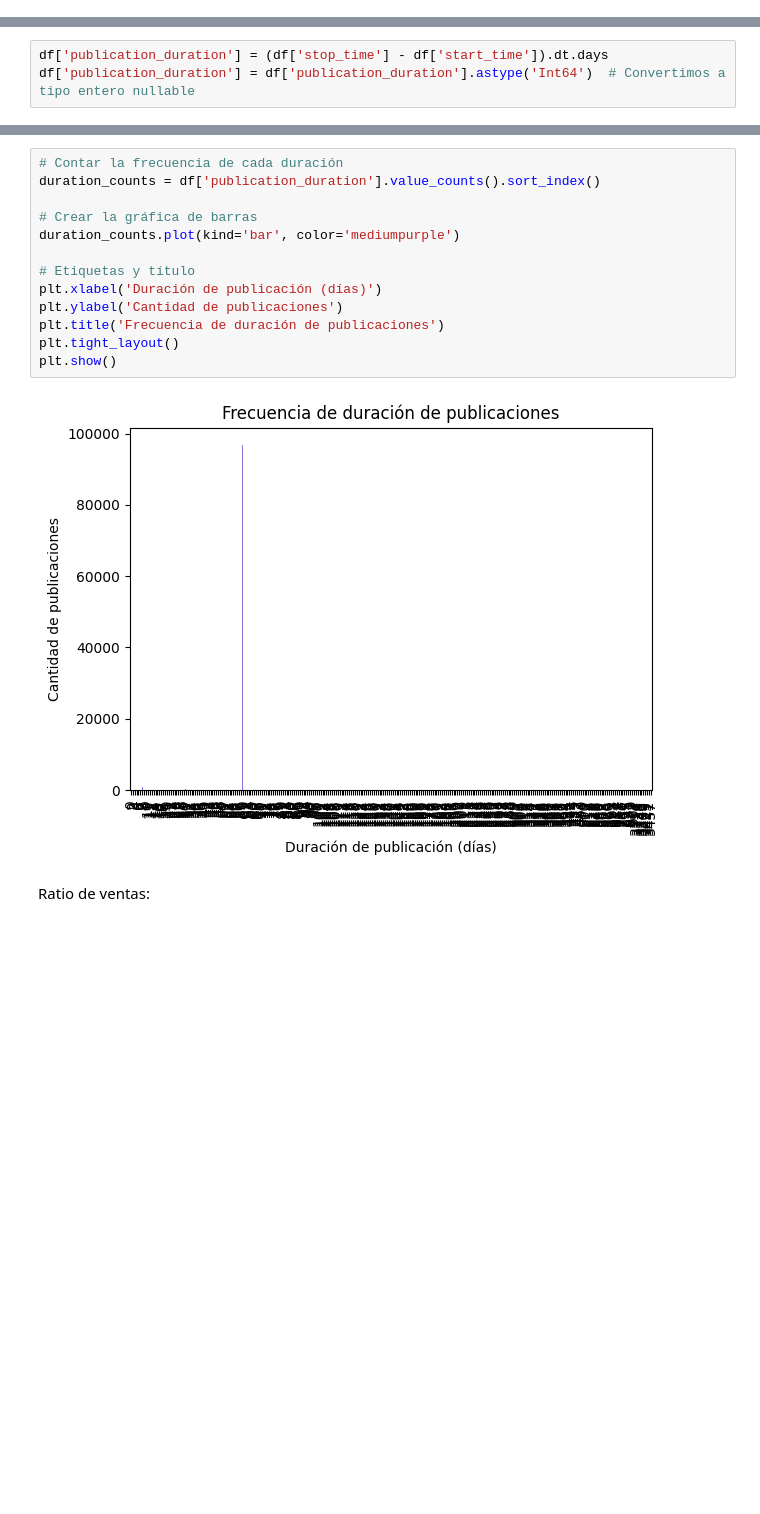
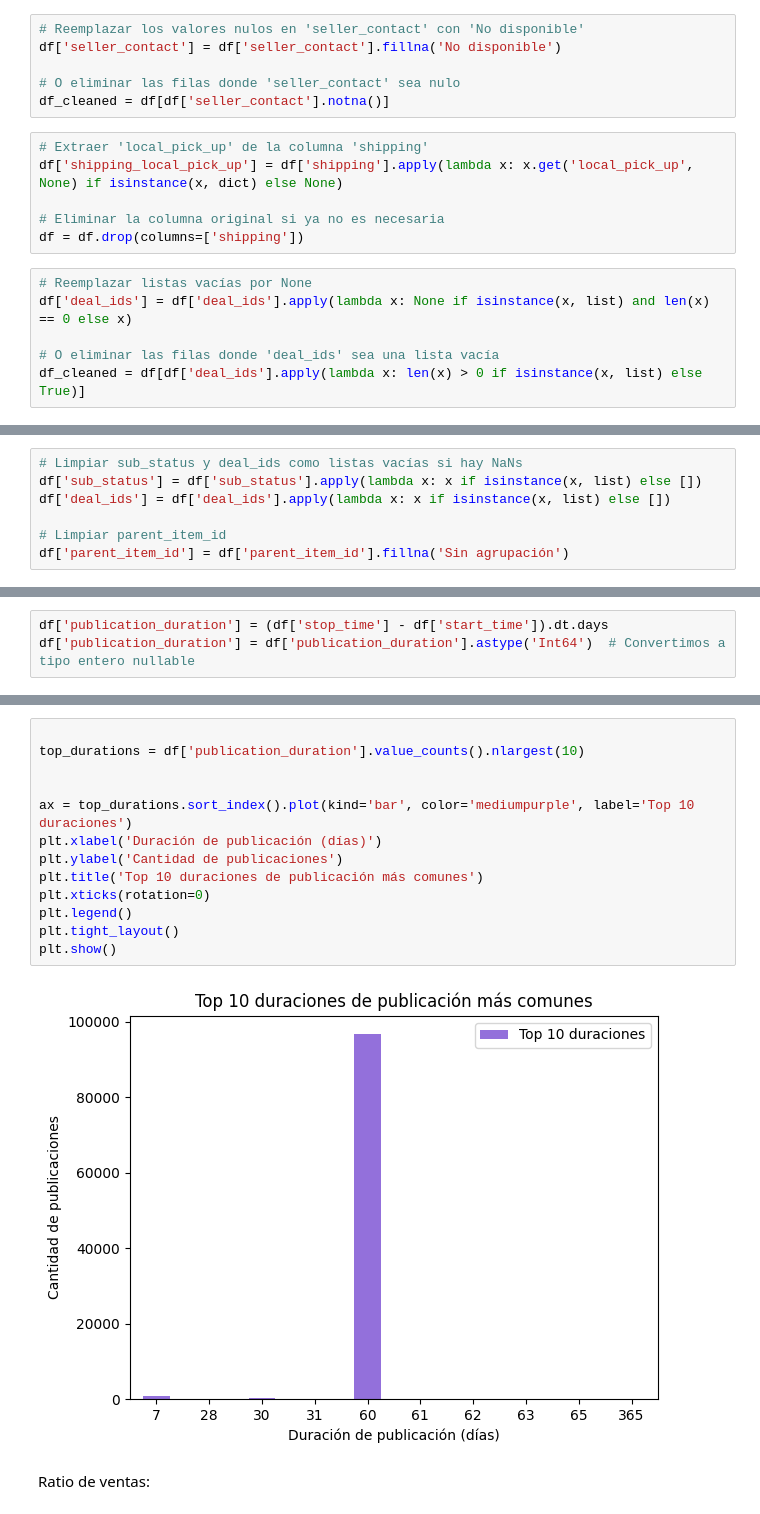
Before and after one commit to luzangelacarabali/CommerceML, a Jupyter notebook: cuaderno/01_EDA_and_cleaning.ipynb, the cells around one changed output, grey strips where cells are left out. Cells and saved outputs as stored; diff of their text form; blank space fills up the shorter version.

```diff
--- a/cuaderno/01_EDA_and_cleaning.ipynb
+++ b/cuaderno/01_EDA_and_cleaning.ipynb
@@ -91,0 +110,18 @@ Convertimos los datos a texto plano para comparaciones y limpieza.
+# %%
+# Reemplazar los valores nulos en 'seller_contact' con 'No disponible'
+df['seller_contact'] = df['seller_contact'].fillna('No disponible')
+
+# O eliminar las filas donde 'seller_contact' sea nulo
+df_cleaned = df[df['seller_contact'].notna()]
+# %%
+# Extraer 'local_pick_up' de la columna 'shipping'
+df['shipping_local_pick_up'] = df['shipping'].apply(lambda x: x.get('local_pick_up', None) if isinstance(x, dict) else None)
+
+# Eliminar la columna original si ya no es necesaria
+df = df.drop(columns=['shipping'])
+# %%
+# Reemplazar listas vacías por None
+df['deal_ids'] = df['deal_ids'].apply(lambda x: None if isinstance(x, list) and len(x) == 0 else x)
+
+# O eliminar las filas donde 'deal_ids' sea una lista vacía
+df_cleaned = df[df['deal_ids'].apply(lambda x: len(x) > 0 if isinstance(x, list) else True)]
@@ -142 +179,8 @@ available_quantity                       0
 dtype: int64
+# %%
+# Limpiar sub_status y deal_ids como listas vacías si hay NaNs
+df['sub_status'] = df['sub_status'].apply(lambda x: x if isinstance(x, list) else [])
+df['deal_ids'] = df['deal_ids'].apply(lambda x: x if isinstance(x, list) else [])
+
+# Limpiar parent_item_id
+df['parent_item_id'] = df['parent_item_id'].fillna('Sin agrupación')
@@ -179,18 +244,18 @@ df['publication_duration'] = df['publication_duration'].astype('Int64')  # Conve
 # %%
-# Contar la frecuencia de cada duración
-duration_counts = df['publication_duration'].value_counts().sort_index()
 
-# Crear la gráfica de barras
-duration_counts.plot(kind='bar', color='mediumpurple')
+top_durations = df['publication_duration'].value_counts().nlargest(10)
 
-# Etiquetas y título
+
+ax = top_durations.sort_index().plot(kind='bar', color='mediumpurple', label='Top 10 duraciones')
 plt.xlabel('Duración de publicación (días)')
 plt.ylabel('Cantidad de publicaciones')
-plt.title('Frecuencia de duración de publicaciones')
+plt.title('Top 10 duraciones de publicación más comunes')
+plt.xticks(rotation=0)
+plt.legend()
 plt.tight_layout()
 plt.show()
 # %% [output]
-[figure, old version]
+[figure, new version]
 # %% [markdown]
 Ratio de ventas:
 # %%
```
Also changed, not shown: parts of 39 cells of this notebook, 7 other files.
